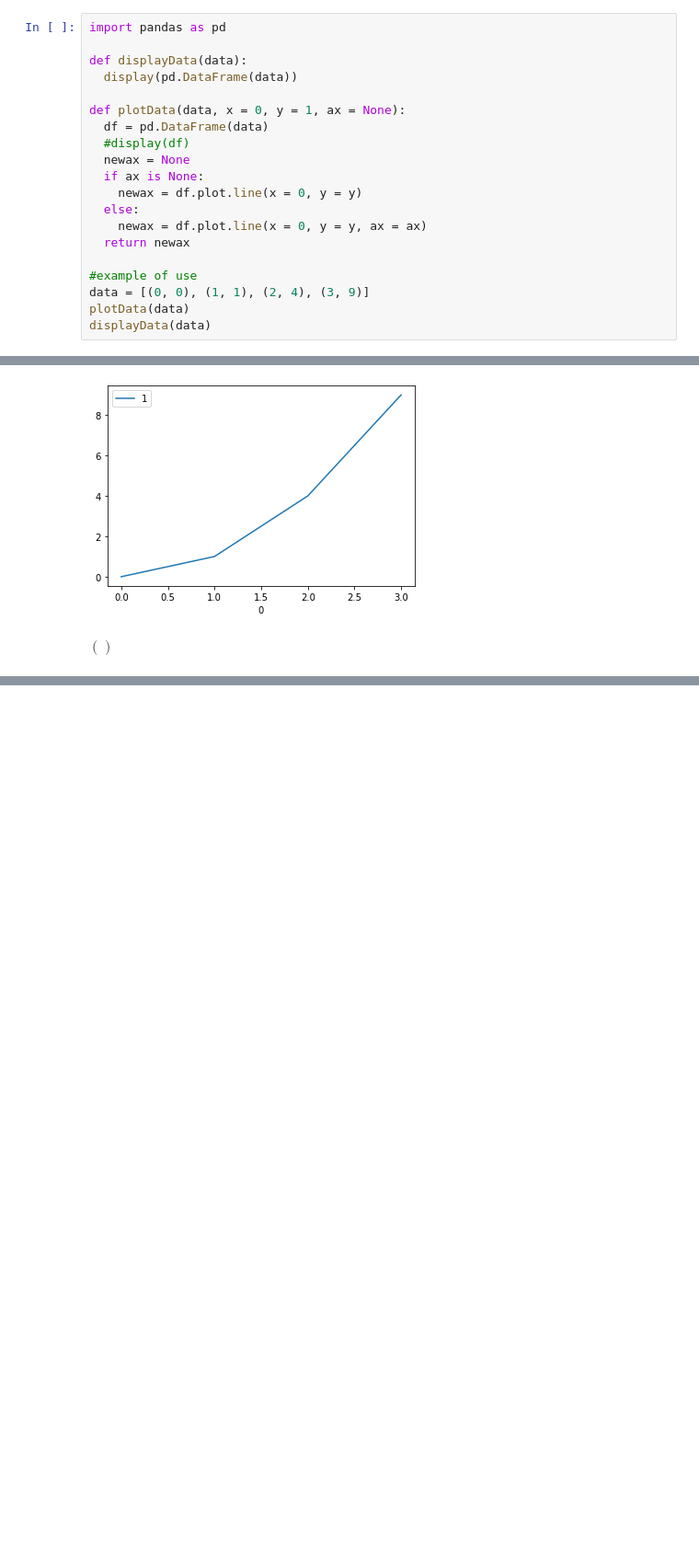
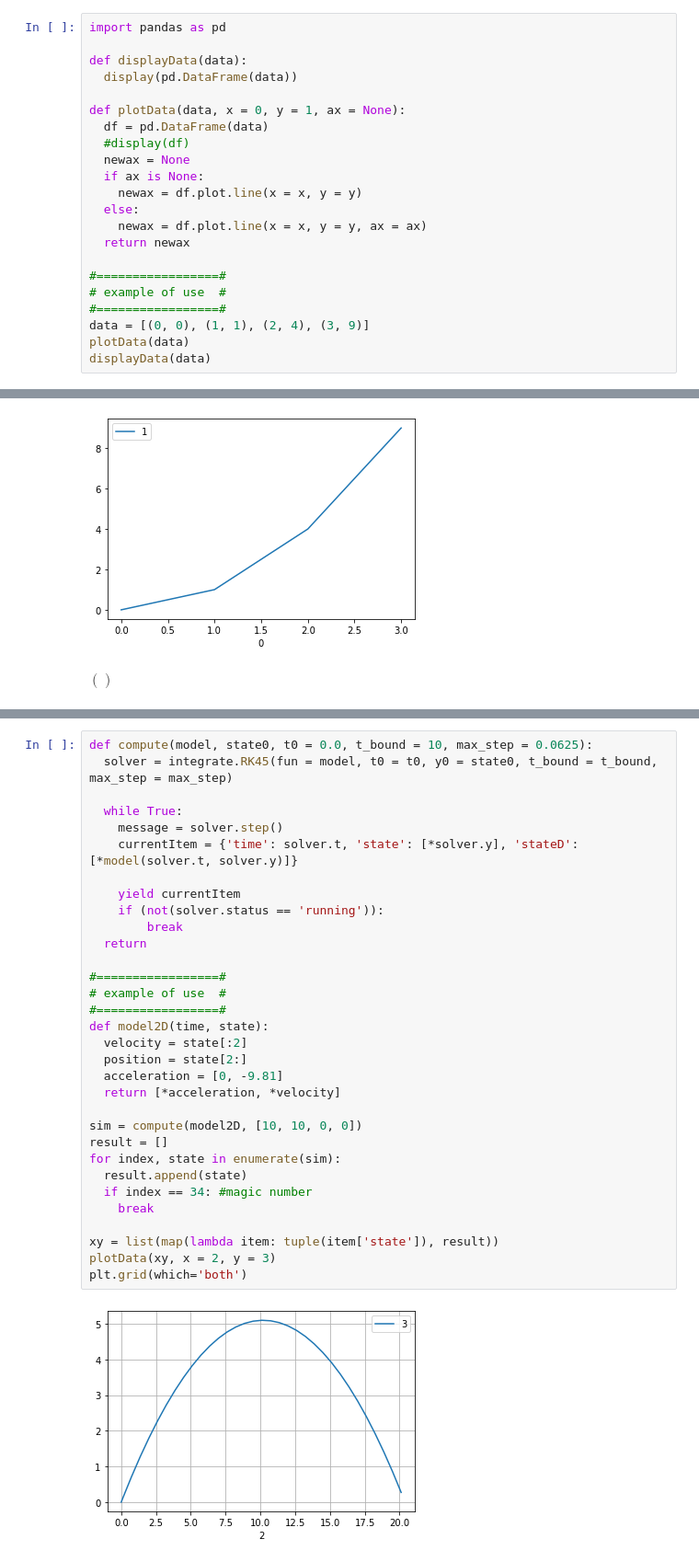
Before and after one commit to hrbolek/learning, a Jupyter notebook: operanalyst/simulation.ipynb, the cells around one changed output, grey strips where cells are left out. Shown at 92% size. Cells and saved outputs as stored; diff of their text form; blank space fills up the shorter version.

```diff
--- a/operanalyst/simulation.ipynb
+++ b/operanalyst/simulation.ipynb
@@ -15,12 +21,14 @@ def plotData(data, x = 0, y = 1, ax = None):
   #display(df)
   newax = None
   if ax is None:
-    newax = df.plot.line(x = 0, y = y)
+    newax = df.plot.line(x = x, y = y)
   else:
-    newax = df.plot.line(x = 0, y = y, ax = ax)
+    newax = df.plot.line(x = x, y = y, ax = ax)
   return newax
 
-#example of use
+#=================#
+# example of use  #
+#=================#
 data = [(0, 0), (1, 1), (2, 4), (3, 9)]
 plotData(data)
 displayData(data)
@@ -35,0 +46,34 @@ $\left(\right)$
+# %%
+def compute(model, state0, t0 = 0.0, t_bound = 10, max_step = 0.0625):
+  solver = integrate.RK45(fun = model, t0 = t0, y0 = state0, t_bound = t_bound, max_step = max_step)
+
+  while True:
+    message = solver.step()
+    currentItem = {'time': solver.t, 'state': [*solver.y], 'stateD': [*model(solver.t, solver.y)]}
+
+    yield currentItem
+    if (not(solver.status == 'running')):
+        break
+  return
+
+#=================#
+# example of use  #
+#=================#
+def model2D(time, state):
+  velocity = state[:2]
+  position = state[2:]
+  acceleration = [0, -9.81]
+  return [*acceleration, *velocity]
+
+sim = compute(model2D, [10, 10, 0, 0])
+result = []
+for index, state in enumerate(sim):
+  result.append(state)
+  if index == 34: #magic number
+    break
+
+xy = list(map(lambda item: tuple(item['state']), result))
+plotData(xy, x = 2, y = 3)
+plt.grid(which='both')
+# %% [output]
+[figure, added]
```
Also changed, not shown: parts of 11 cells of this notebook.
